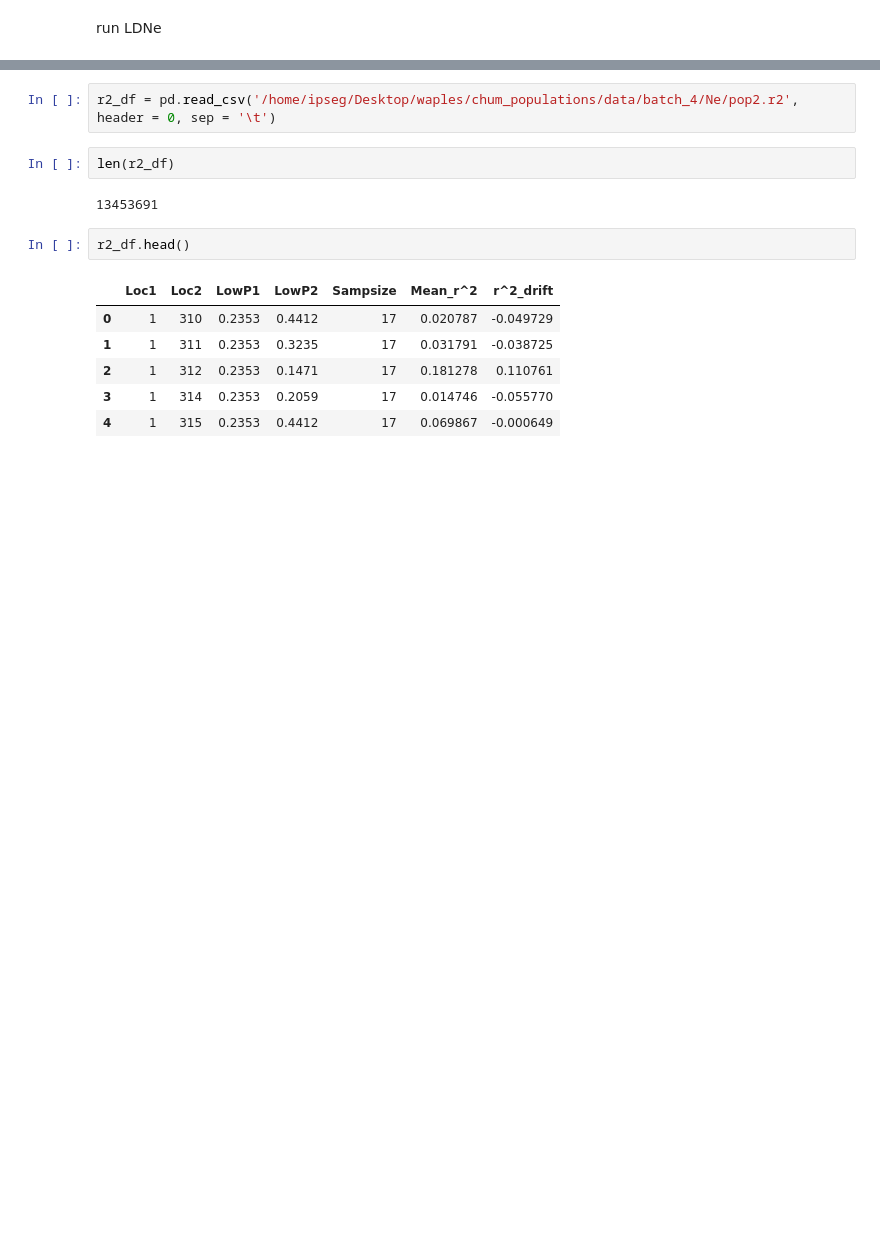
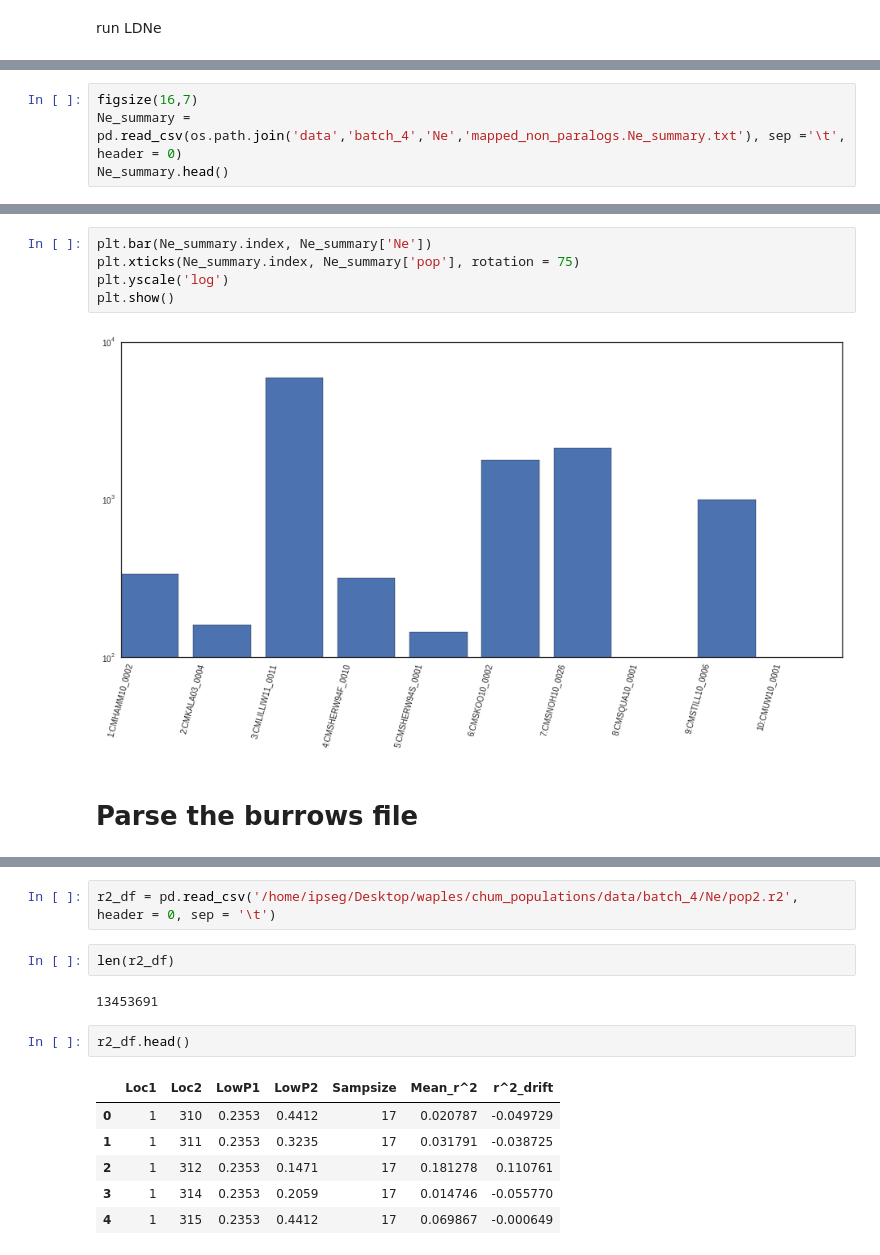
Before and after one commit to rwaples/chum_populations, a Jupyter notebook: Ne.ipynb, the cells around one changed output, grey strips where cells are left out. Drawn from its saved outputs; the diff is of its cells as text; blank space fills up the shorter version.

```diff
--- a/Ne.ipynb
+++ b/Ne.ipynb
@@ -9,0 +25,4 @@ sns.set_style("white")
+# %%
+figsize(16,7)
+Ne_summary = pd.read_csv(os.path.join('data','batch_4','Ne','mapped_non_paralogs.Ne_summary.txt'), sep ='\t', header = 0)
+Ne_summary.head()
@@ -10,3 +36,12 @@ sns.set_style("white")
+# %%
+plt.bar(Ne_summary.index, Ne_summary['Ne'])
+plt.xticks(Ne_summary.index, Ne_summary['pop'], rotation = 75)
+plt.yscale('log')
+plt.show()
+# %% [output]
+[figure, added]
+# %% [markdown]
+# Parse the burrows file
 # %%
 with open('/home/ipseg/Desktop/waples/chum_populations/data/batch_4/Ne/mapped_non_paralogs.genBur.txt') as INFILE:
     with open('/home/ipseg/Desktop/waples/chum_populations/data/batch_4/Ne/pop2.r2', 'w') as OUTFILE:
```
Also changed, not shown: parts of 9 cells of this notebook, 4 other files.
